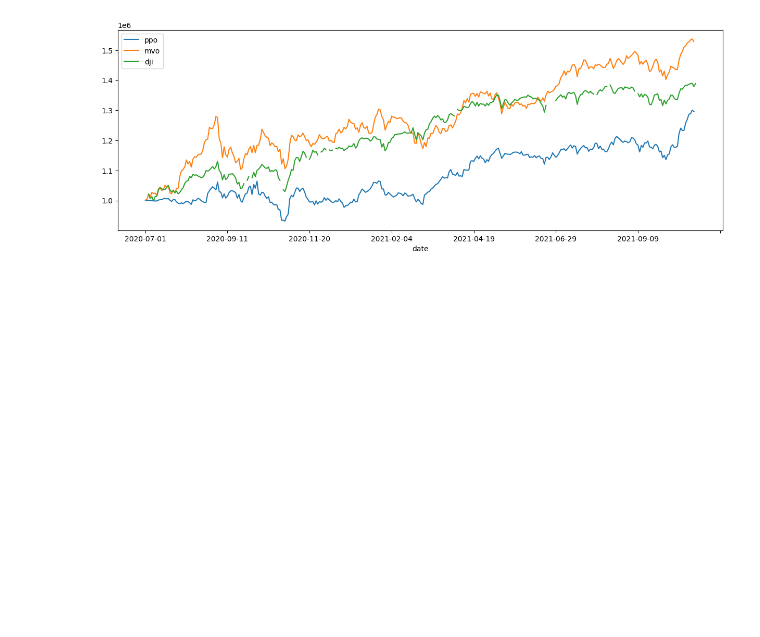
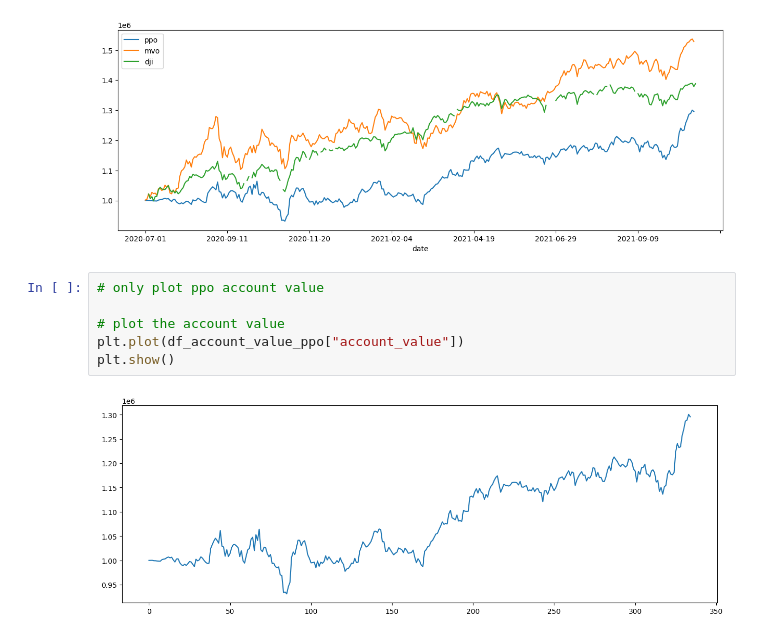
Before and after one commit to pengqianhan/FinRL-pq, a Jupyter notebook: examples/Stock_NeurIPS2018_3_Backtest.ipynb, the cells around one changed output. Drawn from its saved outputs; the diff is of its cells as text; blank space fills up the shorter version.

```diff
--- a/examples/Stock_NeurIPS2018_3_Backtest.ipynb
+++ b/examples/Stock_NeurIPS2018_3_Backtest.ipynb
@@ -363,3 +348,11 @@ result.plot()
 <Axes: xlabel='date'>
 <Figure size 1500x500 with 0 Axes>
 [figure]
+# %%
+# only plot ppo account value
+
+# plot the account value
+plt.plot(df_account_value_ppo["account_value"])
+plt.show()
+# %% [output]
+[figure, added]
```
Also changed, not shown: parts of 1 cell of this notebook, 1 other file.
